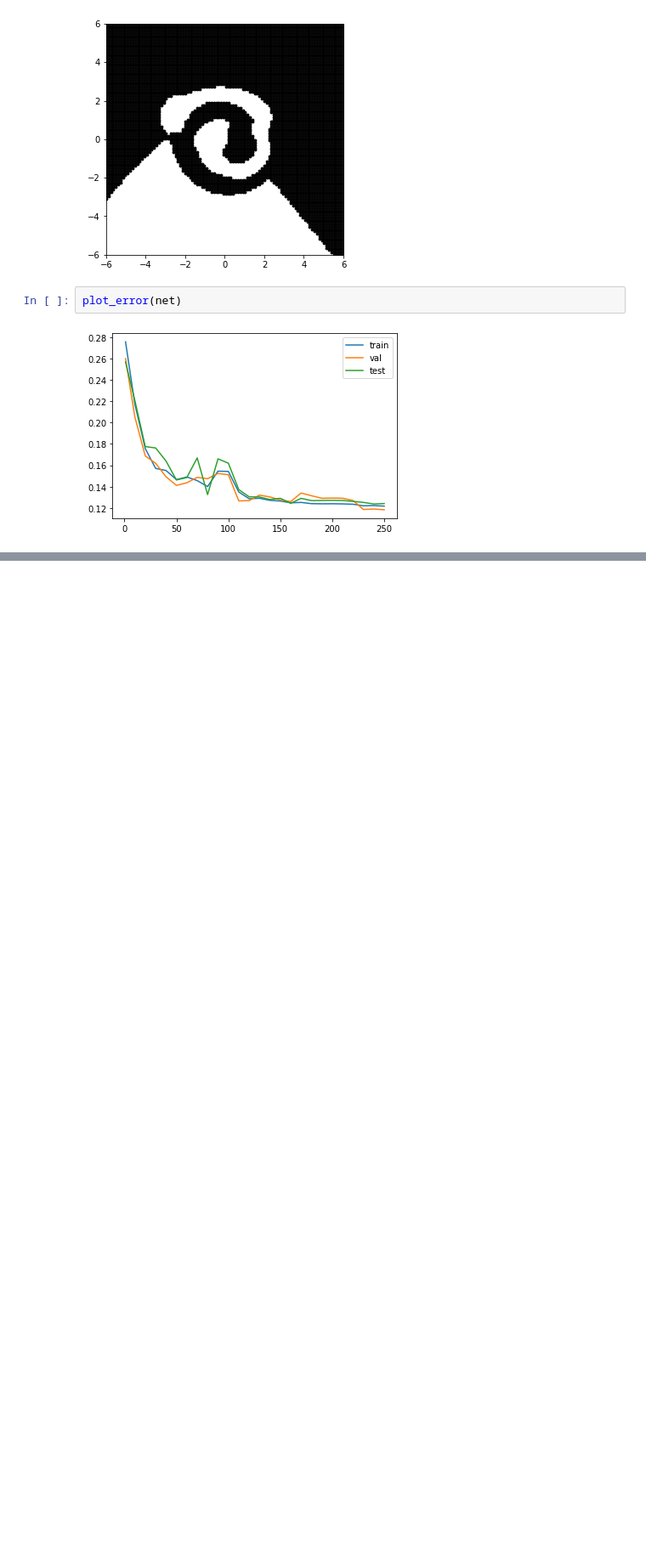
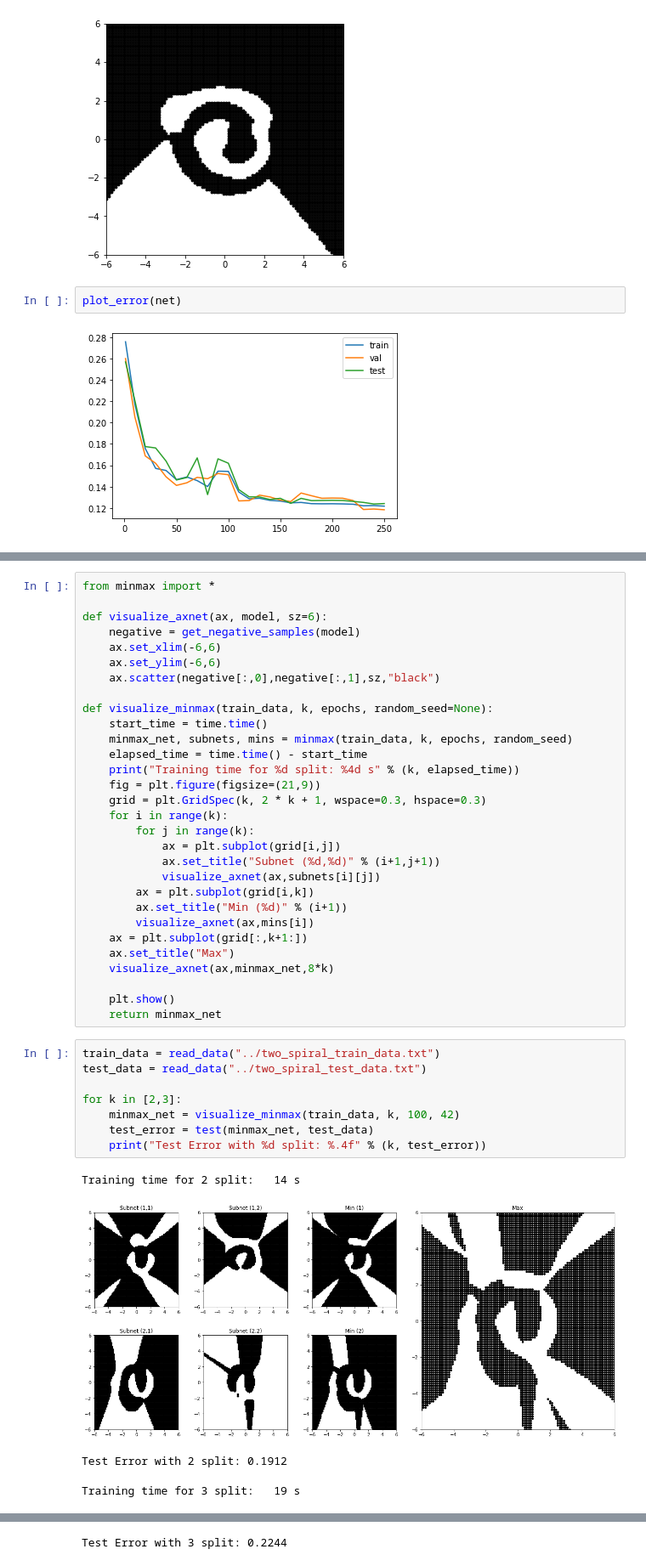
Before and after one commit to LogCreative/MDL, a Jupyter notebook: hw1/src/visual.ipynb, the cells around one changed output, grey strips where cells are left out. Shown: that part at 85% size. Drawn from its saved outputs; the diff is of its cells as text; blank space fills up the shorter version.

Commit message:
hw1 minmax visual

```diff
--- a/hw1/src/visual.ipynb
+++ b/hw1/src/visual.ipynb
@@ -130,3 +129,46 @@ lr 0.01 | Avg Time  108s | Avg Test Error 0.1227
 lr 0.05 | Avg Time   71s | Avg Test Error 0.1188
 lr 0.10 | Avg Time   32s | Avg Test Error 0.1303
 [figure]
+# %%
+from minmax import *
+
+def visualize_axnet(ax, model, sz=6):
+    negative = get_negative_samples(model)
+    ax.set_xlim(-6,6)
+    ax.set_ylim(-6,6)
+    ax.scatter(negative[:,0],negative[:,1],sz,"black")
+
+def visualize_minmax(train_data, k, epochs, random_seed=None):
+    start_time = time.time()
+    minmax_net, subnets, mins = minmax(train_data, k, epochs, random_seed)
+    elapsed_time = time.time() - start_time
+    print("Training time for %d split: %4d s" % (k, elapsed_time))
+    fig = plt.figure(figsize=(21,9))
+    grid = plt.GridSpec(k, 2 * k + 1, wspace=0.3, hspace=0.3)
+    for i in range(k):
+        for j in range(k):
+            ax = plt.subplot(grid[i,j])
+            ax.set_title("Subnet (%d,%d)" % (i+1,j+1))
+            visualize_axnet(ax,subnets[i][j])
+        ax = plt.subplot(grid[i,k])
+        ax.set_title("Min (%d)" % (i+1))
+        visualize_axnet(ax,mins[i])
+    ax = plt.subplot(grid[:,k+1:])
+    ax.set_title("Max")
+    visualize_axnet(ax,minmax_net,8*k)
+
+    plt.show()
+    return minmax_net
+# %%
+train_data = read_data("../two_spiral_train_data.txt")
+test_data = read_data("../two_spiral_test_data.txt")
+
+for k in [2,3]:
+    minmax_net = visualize_minmax(train_data, k, 100, 42)
+    test_error = test(minmax_net, test_data)
+    print("Test Error with %d split: %.4f" % (k, test_error))
+# %% [output]
+Training time for 2 split:   14 s
+[figure, added]
+Test Error with 2 split: 0.1912
+Training time for 3 split:   19 s
@@ -132,0 +176 @@ lr 0.10 | Avg Time   32s | Avg Test Error 0.1303
+Test Error with 3 split: 0.2244
```
Also changed, not shown: parts of 2 cells of this notebook, 2 other files.
